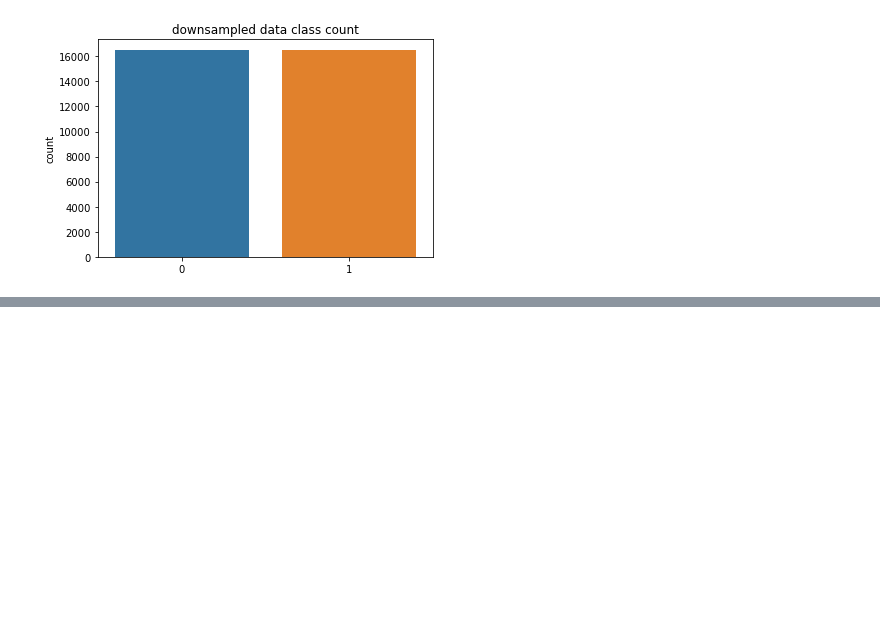
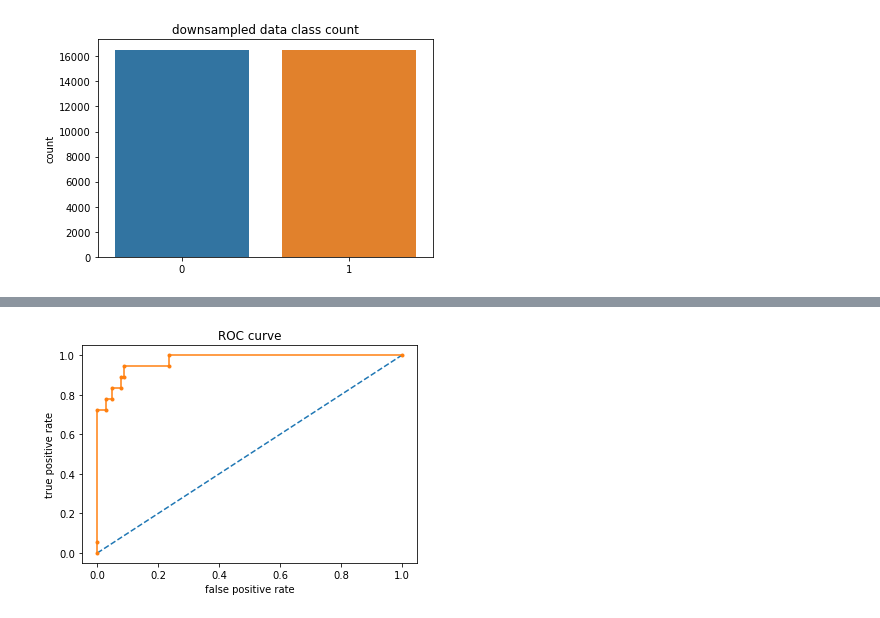
Before and after one commit to monjurmorshed793/credit-card-fraud-detection, a Jupyter notebook: credit-card-fraud.ipynb, the cells around one changed output, grey strips where cells are left out. Saved outputs shown, nothing was run; the diff lists cells and outputs as text; code cells hidden in the pictures; blank space fills up the shorter version.

```diff
--- a/credit-card-fraud.ipynb
+++ b/credit-card-fraud.ipynb
@@ -214,0 +274,4 @@ Text(0, 0.5, 'count')
+# %%
+plot_roc(y_test,probs)
+# %% [output]
+[figure, added]
```
Also changed, not shown: parts of 15 cells of this notebook.
